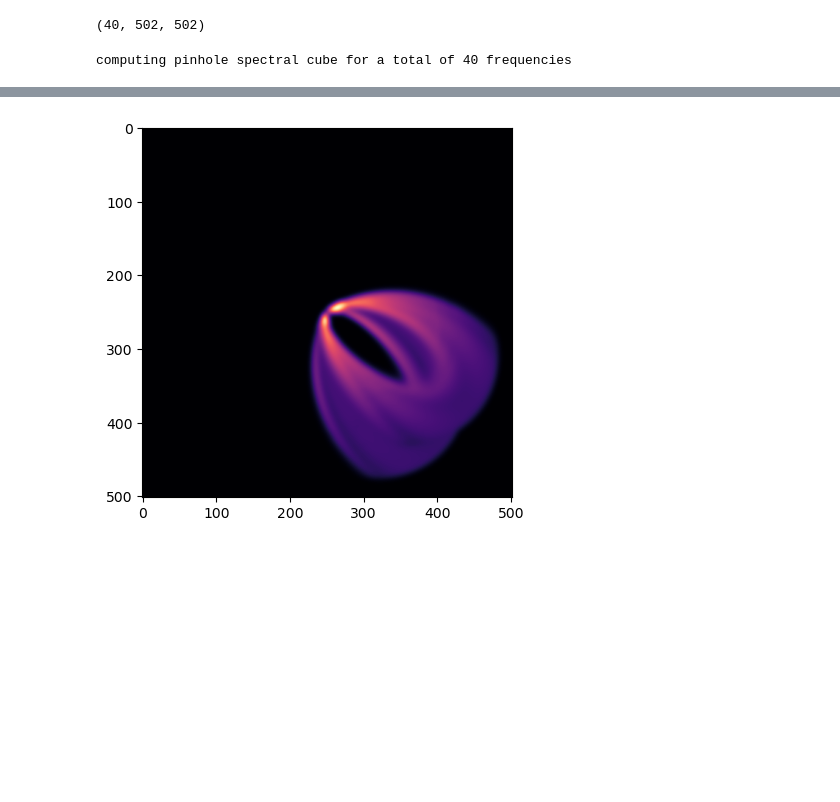
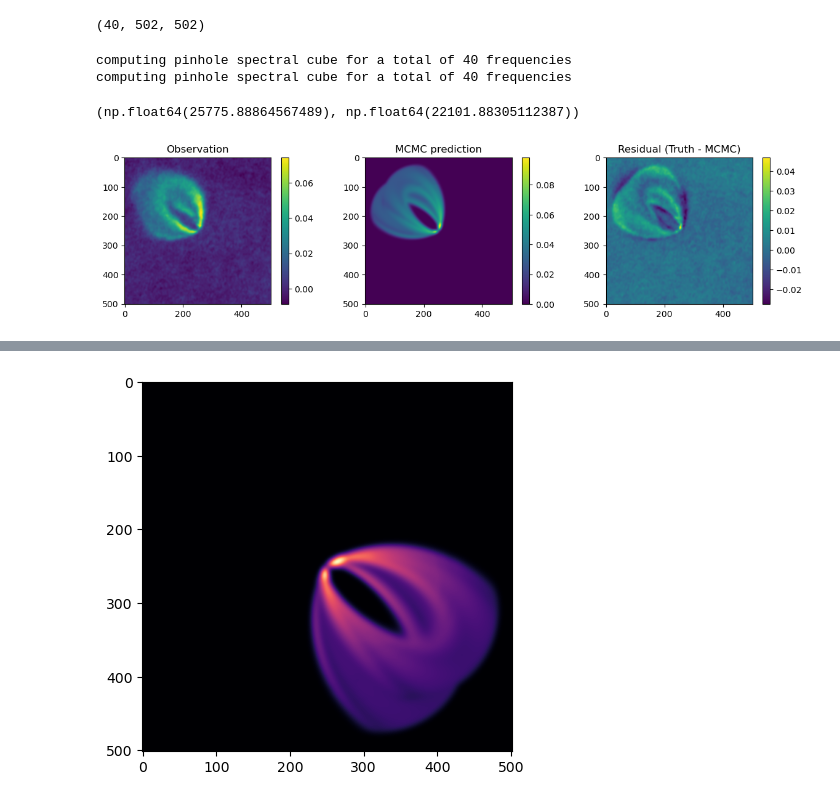
Before and after one commit to pi-vision/radjax, a Jupyter notebook: notebooks/new_mcmc_highres.ipynb, the cells around one changed output, grey strips where cells are left out. Saved outputs shown, nothing was run; the diff lists cells and outputs as text; code cells hidden in the pictures; blank space fills up the shorter version.

```diff
--- a/notebooks/new_mcmc_highres.ipynb
+++ b/notebooks/new_mcmc_highres.ipynb
@@ -224,5 +270,59 @@ images = render_cube_pinhole(
     obs_dir=obs_dir_pinhole,
     molecular_table=molecular_table
 )
+images_blurred = sensor.fftconvolve_vmap(images, beam)
+
+images_mcmc = render_cube_pinhole(
+    ray_coords_pinhole,
+    pixel_area_pinhole,
+    disk_params_mcmc,
+    nd_co_mcmc,
+    temperature_mcmc,
+    -velocity_az,  # note sign convention
+    bbox_disk,
+    freqs=freqs,
+    nu0=nu0,
+    obs_dir=obs_dir_pinhole,
+    molecular_table=molecular_table
+)
+images_mcmc_blurred = sensor.fftconvolve_vmap(images_mcmc, beam)
 # %% [output]
 computing pinhole spectral cube for a total of 40 frequencies
+computing pinhole spectral cube for a total of 40 frequencies
+# %%
+residual_flaherty = images_blurred - data
+chi2_flaherty = np.sum(((residual_flaherty) / 0.05)**2)
+reduced_chi2_flaherty = chi2_flaherty / images_blurred.size
+residual_sum_flaherty = np.sum(np.abs(residual_flaherty))
+residual_mean_flaherty = np.mean(np.abs(residual_flaherty))
+
+residual_mcmc = images_mcmc_blurred - data
+chi2_mcmc = np.sum(((residual_mcmc) / 0.05)**2)
+reduced_chi2_mcmc = chi2_mcmc / images_mcmc_blurred.size
+residual_sum_mcmc = np.sum(np.abs(residual_mcmc))
+residual_mean_mcmc = np.mean(np.abs(residual_mcmc))
+
+residual_sum_flaherty, residual_sum_mcmc
+# %% [output]
+(np.float64(25775.88864567489), np.float64(22101.88305112387))
+# %%
+%matplotlib inline
+img_index = 12
+fig, axes = plt.subplots(1, 3, figsize=(12,3))
+
+im0 = axes[0].imshow(data[img_index])
+axes[0].set_title('Observation')
+fig.colorbar(im0, ax=axes[0])
+
+im1 = axes[1].imshow(images_mcmc_blurred[img_index])
+axes[1].set_title('MCMC prediction')
+fig.colorbar(im1, ax=axes[1])
+
+im2 = axes[2].imshow(residual_mcmc[img_index])
+axes[2].set_title('Residual (Truth - MCMC)')
+fig.colorbar(im2, ax=axes[2])
+
+plt.tight_layout()
+plt.show()
+# %% [output]
+[figure, added]
```
Also changed, not shown: parts of 14 cells of this notebook, 8 other files.
